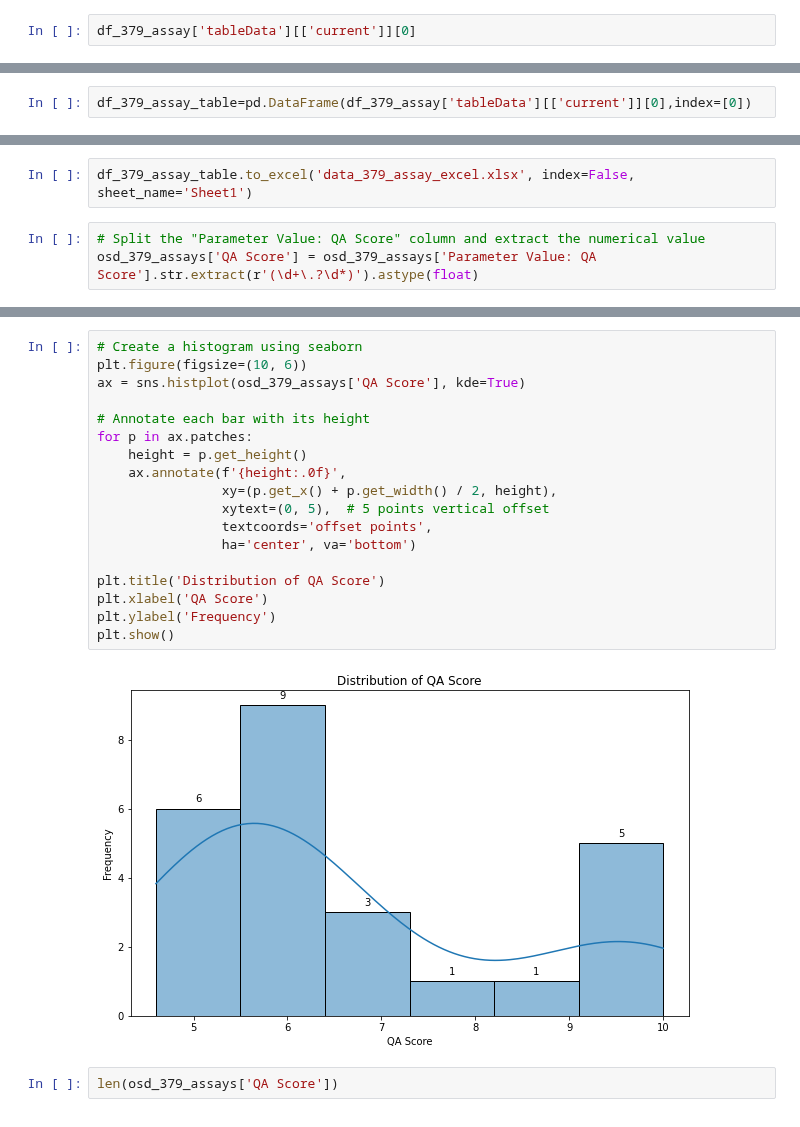
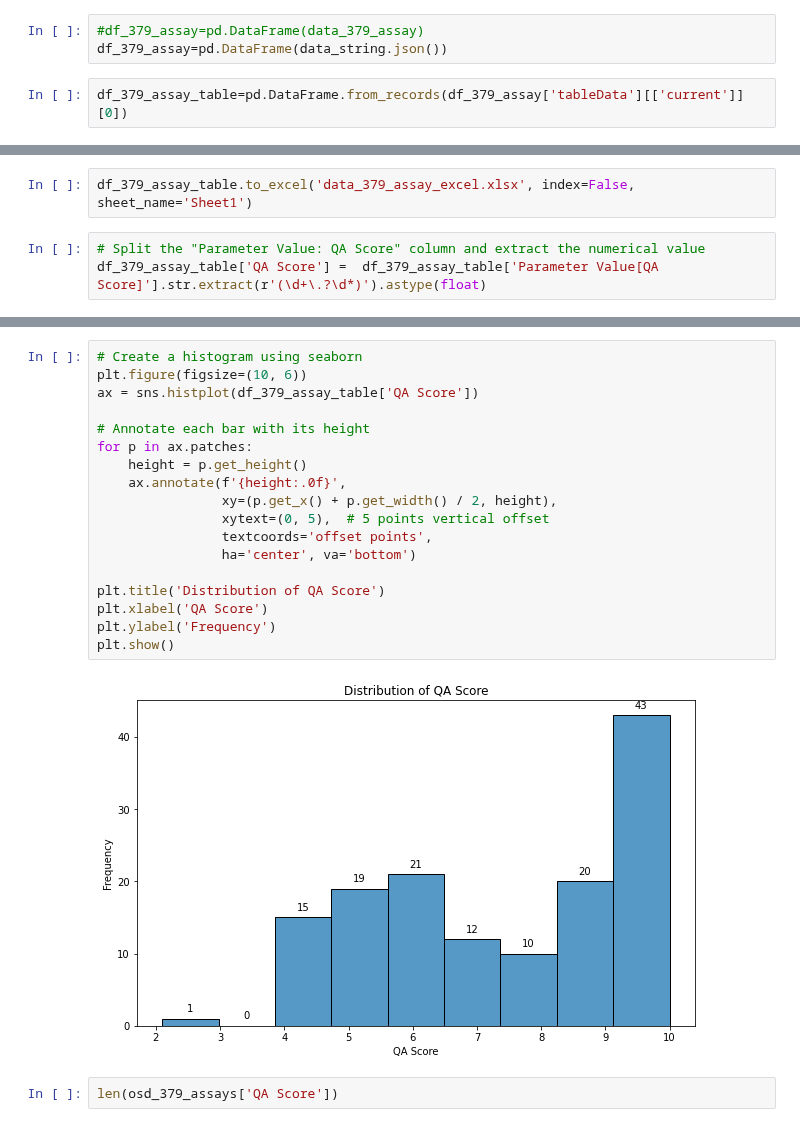
Before and after one commit to Jon83Carvalho/GalaticsRats, a Jupyter notebook: data_study379_from_api_assay.ipynb, the cells around one changed output, grey strips where cells are left out. Drawn from its saved outputs; the diff is of its cells as text.

Commit message:
novas datas

```diff
--- a/data_study379_from_api_assay.ipynb
+++ b/data_study379_from_api_assay.ipynb
@@ -14,2 +39,5 @@ df_379_assay=pd.DataFrame(data_379_assay)
+# %%
+#df_379_assay=pd.DataFrame(data_379_assay)
+df_379_assay=pd.DataFrame(data_string.json())
 # %%
-df_379_assay['tableData'][['current']][0]
+df_379_assay_table=pd.DataFrame.from_records(df_379_assay['tableData'][['current']][0])
@@ -34,2 +43,0 @@ df_379_assay['tableData'][['current']][0]
-# %%
-df_379_assay_table=pd.DataFrame(df_379_assay['tableData'][['current']][0],index=[0])
@@ -44,5 +71,5 @@ df_379_assay_table
 df_379_assay_table.to_excel('data_379_assay_excel.xlsx', index=False, sheet_name='Sheet1')
 # %%
 # Split the "Parameter Value: QA Score" column and extract the numerical value
-osd_379_assays['QA Score'] = osd_379_assays['Parameter Value: QA Score'].str.extract(r'(\d+\.?\d*)').astype(float)
+df_379_assay_table['QA Score'] =  df_379_assay_table['Parameter Value[QA Score]'].str.extract(r'(\d+\.?\d*)').astype(float)
 # %%
@@ -88,23 +112,23 @@ dtype: object
 # %%
 # Create a histogram using seaborn
 plt.figure(figsize=(10, 6))
-ax = sns.histplot(osd_379_assays['QA Score'], kde=True)
+ax = sns.histplot(df_379_assay_table['QA Score'])
 
 # Annotate each bar with its height
 for p in ax.patches:
     height = p.get_height()
     ax.annotate(f'{height:.0f}',
                 xy=(p.get_x() + p.get_width() / 2, height),
                 xytext=(0, 5),  # 5 points vertical offset
                 textcoords='offset points',
                 ha='center', va='bottom')
 
 plt.title('Distribution of QA Score')
 plt.xlabel('QA Score')
 plt.ylabel('Frequency')
 plt.show()
 # %% [output]
-[figure, old version]
+[figure, new version]
 # %%
 len(osd_379_assays['QA Score'])
 # %% [output]
```
Also changed, not shown: parts of 13 cells of this notebook, 4 other files.
